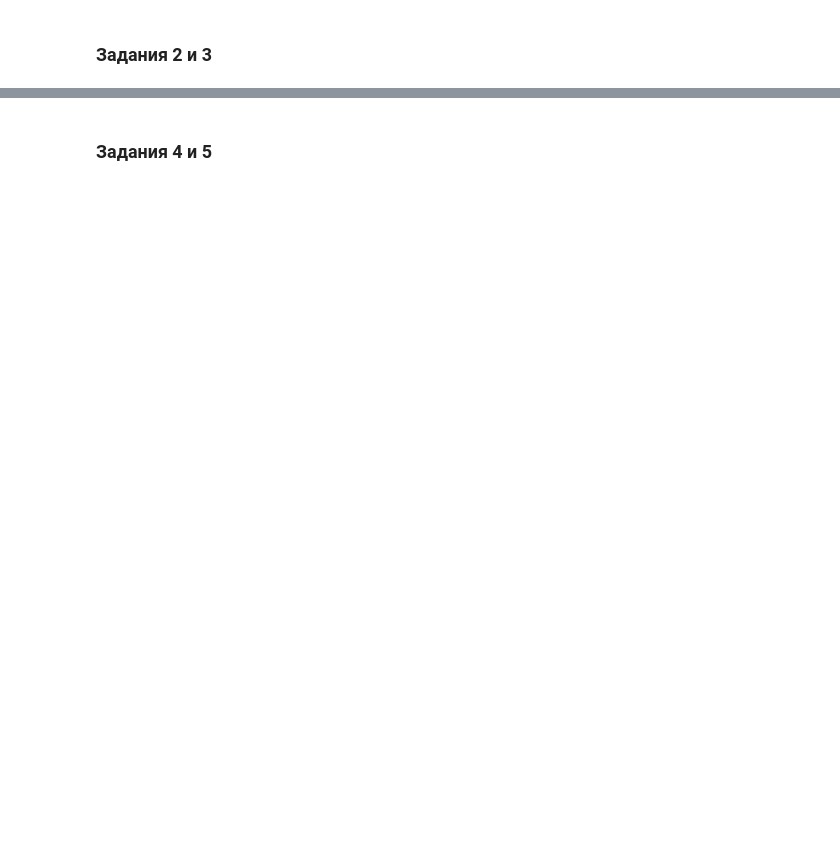
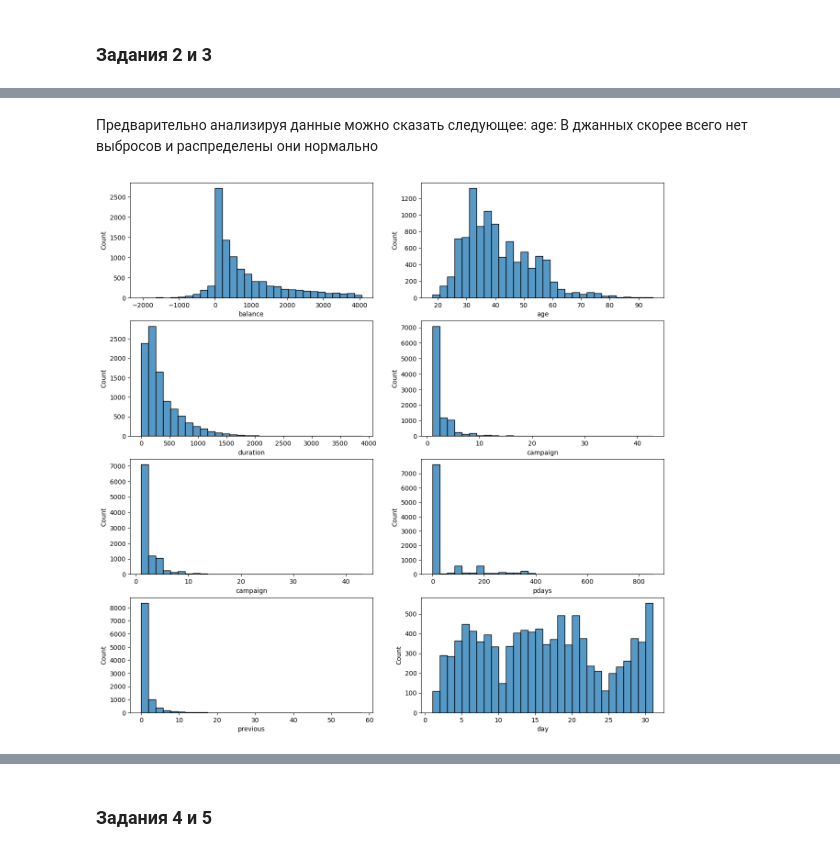
Before and after one commit to eartzhi/lessons, a Jupyter notebook: project_4/Project_4_ML.ipynb, the cells around one changed output, grey strips where cells are left out. Saved outputs shown, nothing was run; the diff lists cells and outputs as text; code cells hidden in the pictures; blank space fills up the shorter version.

```diff
--- a/project_4/Project_4_ML.ipynb
+++ b/project_4/Project_4_ML.ipynb
@@ -94,0 +145,16 @@ ukf
+# %%
+def outliers_iqr_mod(data, feature, left=1.5, right=1.5, log_scale=True):
+    if log_scale:
+        x = np.log(data[feature]+1)
+    else:
+        x = data[feature]
+    quartile_1, quartile_3 = x.quantile(0.25), x.quantile(0.75),
+    iqr = quartile_3 - quartile_1
+    lower_bound = quartile_1 - (iqr * left)
+    upper_bound = quartile_3 + (iqr * right)
+    outliers = data[(x < lower_bound) | (x > upper_bound)]
+    cleaned = data[(x >= lower_bound) & (x <= upper_bound)]
+    return outliers, cleaned
+# %%
+outliers, cleaned = outliers_iqr_mod(df, 'balance', log_scale=False)
+outliers.count()
@@ -95,3 +210,5 @@ ukf
+# %%
+df = cleaned
 # %% [markdown]
 ## Часть 2:  Разведывательный анализ
 # %% [markdown]
@@ -106,0 +241,30 @@ ukf
+# %% [markdown]
+Предварительно анализируя данные можно сказать следующее:
+age: В джанных скорее всего нет выбросов и распределены они нормально
+# %%
+fig, axes = plt.subplots(4, 2, figsize=(15, 15))
+
+histplot = sns.histplot(df['balance'], bins=30, ax=axes[0, 0])
+# histplot.set_title('balance');
+
+histplot = sns.histplot(df['age'], bins=30, ax=axes[0, 1])
+# histplot.set_title('age');
+
+histplot = sns.histplot(df['duration'], bins=30, ax=axes[1, 0])
+# histplot.set_title('duration')
+
+histplot = sns.histplot(df['campaign'], bins=30, ax=axes[1, 1])
+# histplot.set_title('campaign')
+
+histplot = sns.histplot(df['campaign'], bins=30, ax=axes[2, 0])
+# histplot.set_title('campaign')
+
+histplot = sns.histplot(df['pdays'], bins=30, ax=axes[2, 1])
+# histplot.set_title('pdays')
+
+histplot = sns.histplot(df['previous'], bins=30, ax=axes[3, 0])
+# histplot.set_title('previous')
+
+histplot = sns.histplot(df['day'], bins=30, ax=axes[3, 1])
+# %% [output]
+[figure, added]
```
Also changed, not shown: parts of 17 cells of this notebook.
